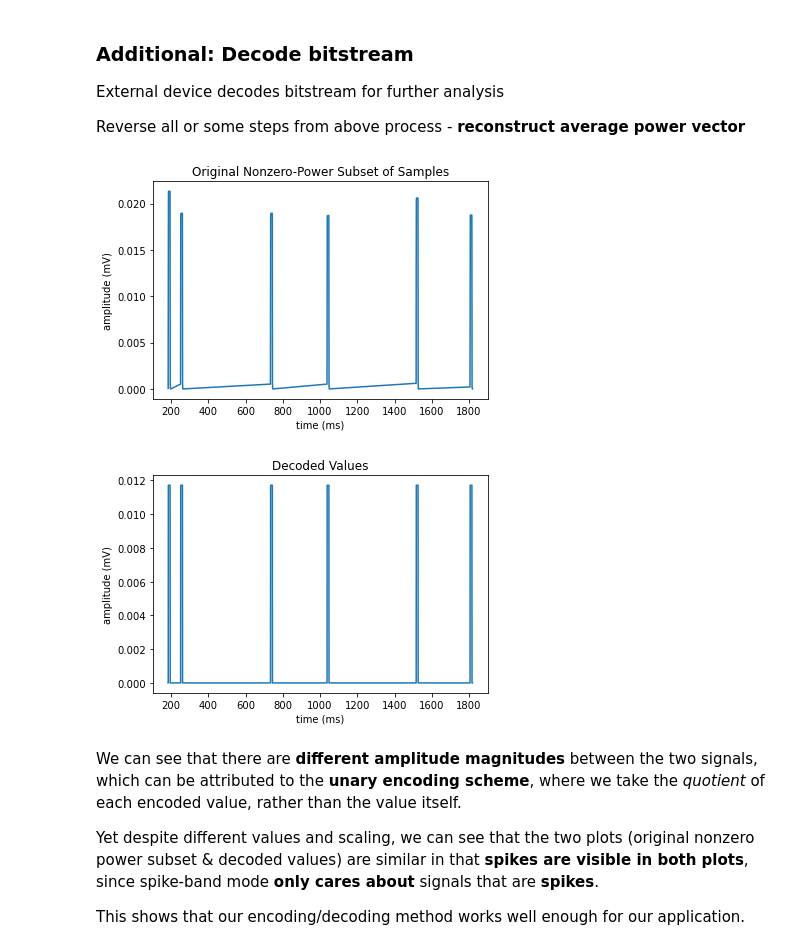
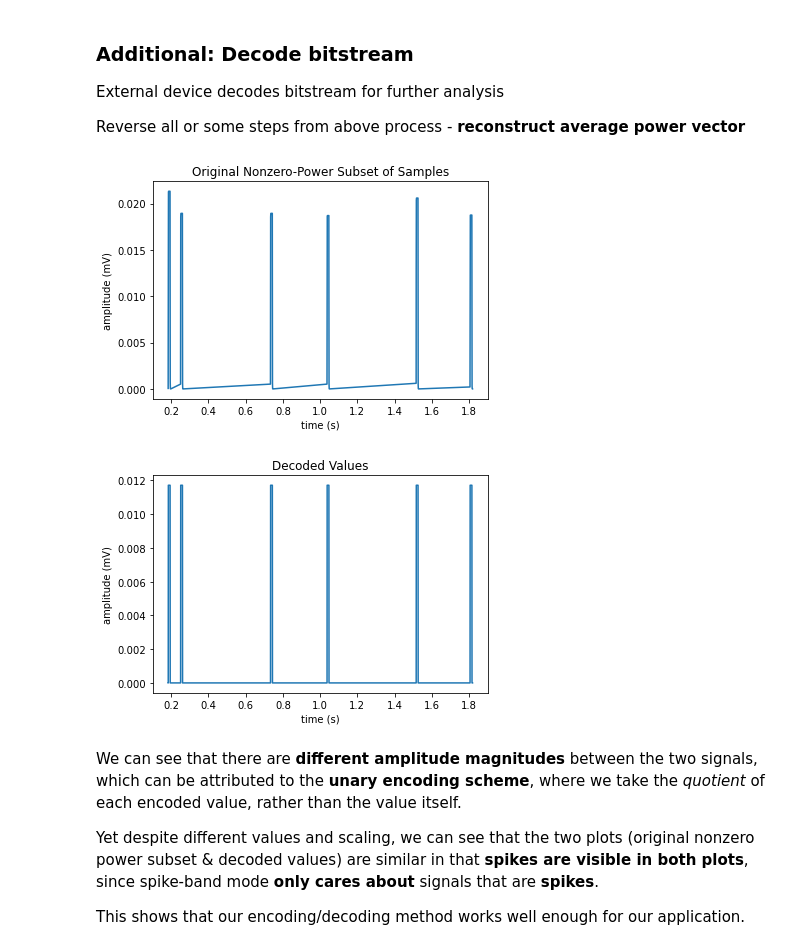
Before and after one commit to michaela10c/neural_signal_compression, a Jupyter notebook: Neural Signal Compression.ipynb, the cells around one changed output. Saved outputs shown, nothing was run; the diff lists cells and outputs as text; code cells hidden in the pictures.

```diff
--- a/Neural Signal Compression.ipynb
+++ b/Neural Signal Compression.ipynb
@@ -945,21 +945,21 @@ if transmit:
 # %%
 # Plot original nonzero subset of samples
 plt.title("Original Nonzero-Power Subset of Samples")
-plt.plot(1000 * t[nonzero_indices], avg_power_nonzero)
-plt.xlabel('time (ms)')
+plt.plot(t[nonzero_indices], avg_power_nonzero)
+plt.xlabel('time (s)')
 plt.ylabel('amplitude (mV)')
 plt.show()
 # %% [output]
-[figure, old version]
+[figure, new version]
 # %%
 # Plot decoded values (from the Rice-Golomb encoded values)
 plt.title("Decoded Values")
-plt.plot(1000 * t[nonzero_indices], decoded_values)
-plt.xlabel('time (ms)')
+plt.plot(t[nonzero_indices], decoded_values)
+plt.xlabel('time (s)')
 plt.ylabel('amplitude (mV)')
 plt.show()
 # %% [output]
-[figure, old version]
+[figure, new version]
 # %% [markdown]
 We can see that there are **different amplitude magnitudes** between the two signals, which can be attributed to the **unary encoding scheme**, where we take the *quotient* of each encoded value, rather than the value itself.
 
```
